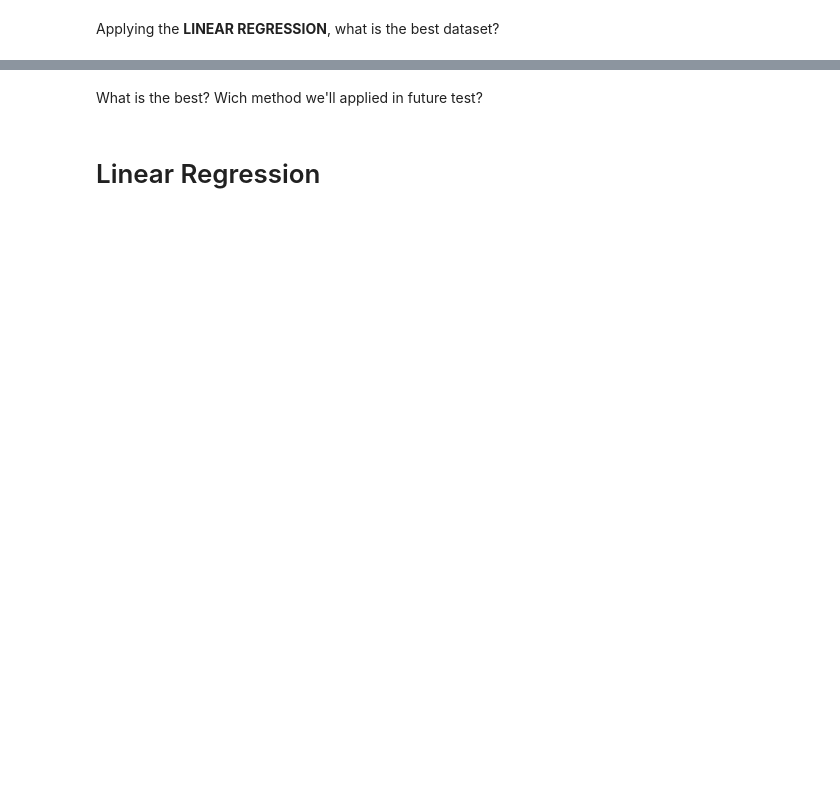
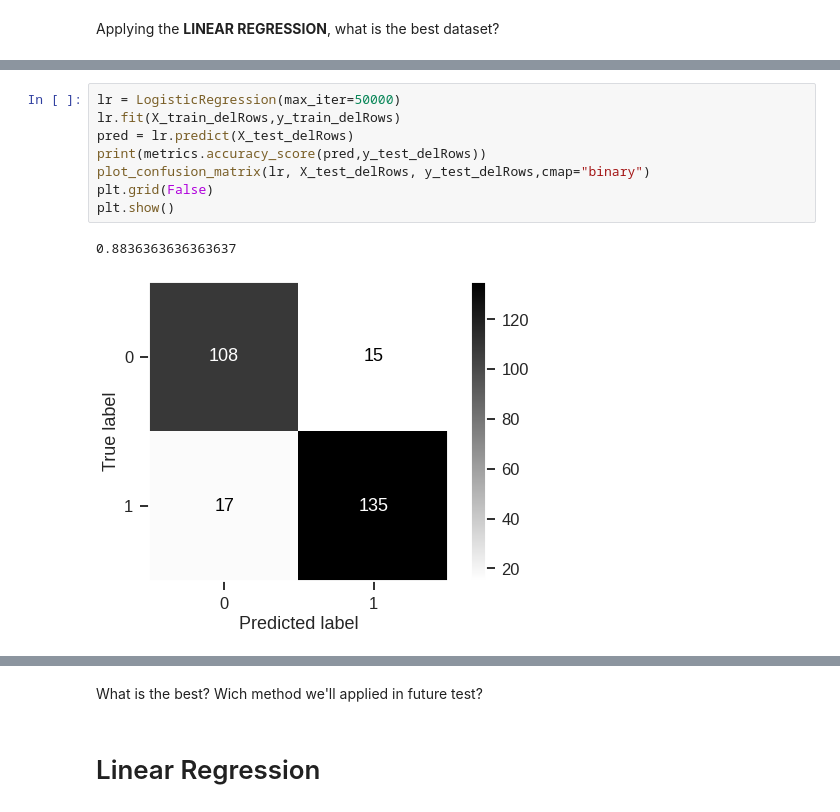
Before and after one commit to MichaelPlug/FDS_Project_HFD, a Jupyter notebook: Project_notebook.ipynb, the cells around one changed output, grey strips where cells are left out. Drawn from its saved outputs; the diff is of its cells as text; blank space fills up the shorter version.

```diff
--- a/Project_notebook.ipynb
+++ b/Project_notebook.ipynb
@@ -690,0 +637,11 @@ plt.show()
+# %%
+lr = LogisticRegression(max_iter=50000)
+lr.fit(X_train_delRows,y_train_delRows)
+pred = lr.predict(X_test_delRows)
+print(metrics.accuracy_score(pred,y_test_delRows))
+plot_confusion_matrix(lr, X_test_delRows, y_test_delRows,cmap="binary")
+plt.grid(False)
+plt.show()
+# %% [output]
+0.8836363636363637
+[figure, added]
```
Also changed, not shown: parts of 22 cells of this notebook.
